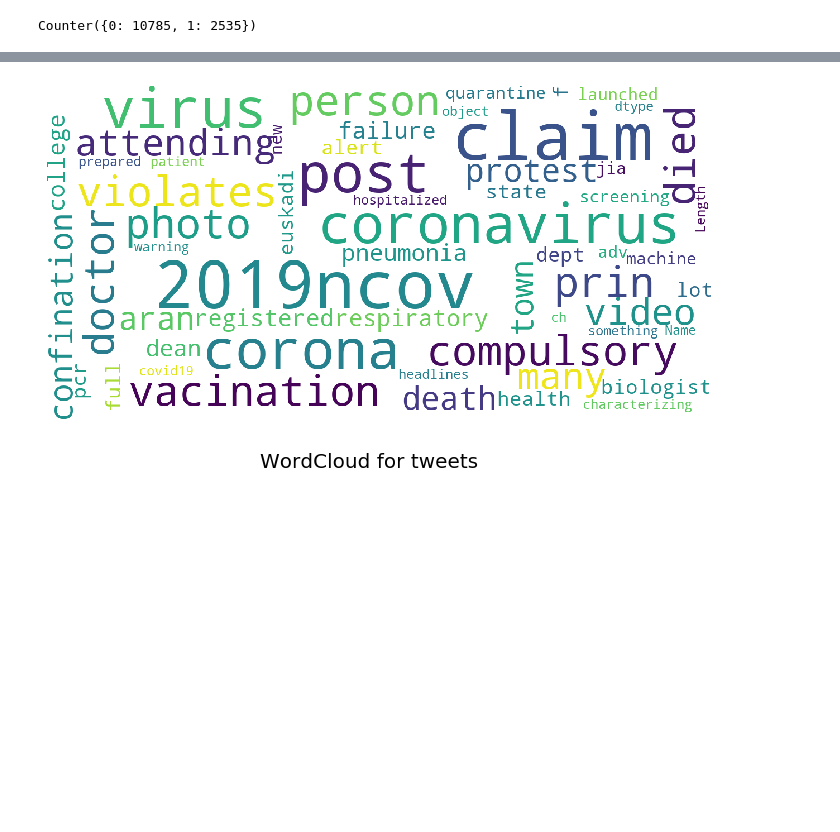
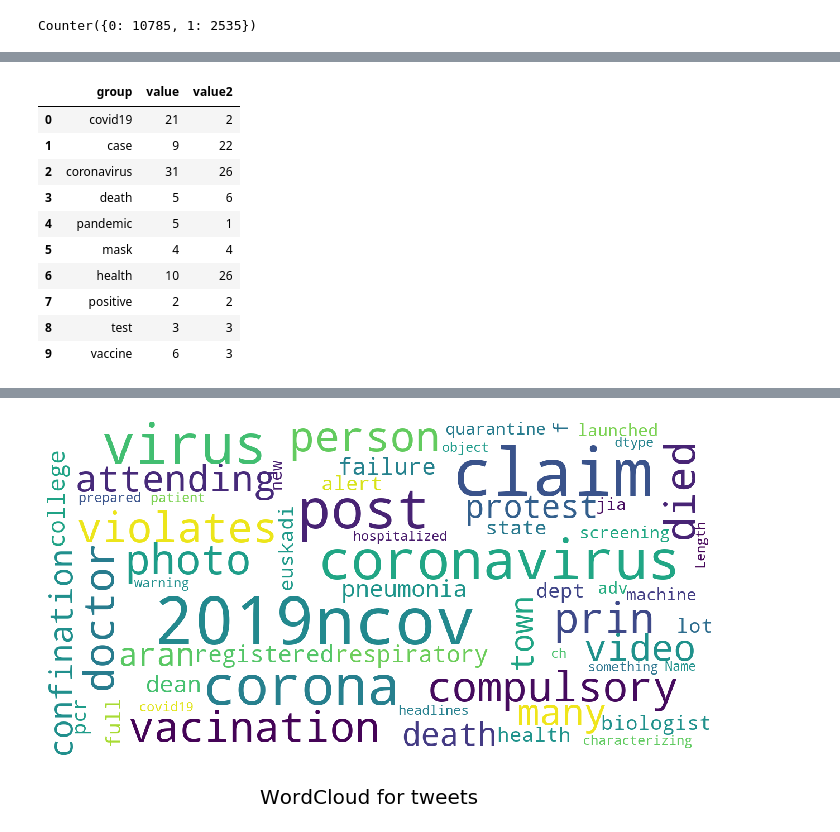
Before and after one commit to com-480-data-visualization/data-visualization-project-2021-poso, a Jupyter notebook: Exploratory_Data_Analysis.ipynb, the cells around one changed output, grey strips where cells are left out. Drawn from its saved outputs; the diff is of its cells as text; code cells hidden in the pictures; blank space fills up the shorter version.

```diff
--- a/Exploratory_Data_Analysis.ipynb
+++ b/Exploratory_Data_Analysis.ipynb
@@ -242,0 +269,8 @@ Counter({0: 10785, 1: 2535})
+# %%
+reg_words = ['covid19', 'case', 'coronavirus', 'death', 'pandemic', 'mask', 'health', 'positive', 'test', 'vaccine']
+real_reg_dict = dict(zip(reg_words, list(range(10))))
+for text in real["headlines"].values:
+    for word in text.split():
+        if word in reg_words:
+            real_reg_dict[word] += 1
+real_reg_dict
@@ -242,0 +288,8 @@ Counter({0: 10785, 1: 2535})
+# %%
+reg_words = ['covid19', 'case', 'coronavirus', 'death', 'pandemic', 'mask', 'health', 'positive', 'test', 'vaccine']
+fake_reg_dict = dict(zip(reg_words, list(range(10))))
+for text in fake["headlines"].values:
+    for word in text.split():
+        if word in reg_words:
+            fake_reg_dict[word] += 1
+fake_reg_dict
@@ -242,0 +307,27 @@ Counter({0: 10785, 1: 2535})
+# %%
+import numpy as np
+real_data = np.array(list(real_reg_dict.values()))
+sum_real = real_data.sum() * 0.01
+real_data = np.array(real_data//sum_real, dtype=int)
+fake_data = np.array(list(fake_reg_dict.values()))
+sum_fake = fake_data.sum() * 0.01
+fake_data = np.array(fake_data//sum_fake, dtype=int)
+
+df_reg = pd.DataFrame(list(zip(reg_words, real_data, fake_data)),
+                  columns=['group', 'value', 'value2'])
+
+df_reg.to_csv('reg_data.csv', index=False)
+# %%
+df_reg
+# %% [output]
+|  | group | value | value2 |
+| 0 | covid19 | 21 | 2 |
+| 1 | case | 9 | 22 |
+| 2 | coronavirus | 31 | 26 |
+| 3 | death | 5 | 6 |
+| 4 | pandemic | 5 | 1 |
+| 5 | mask | 4 | 4 |
+| 6 | health | 10 | 26 |
+| 7 | positive | 2 | 2 |
+| 8 | test | 3 | 3 |
+| 9 | vaccine | 6 | 3 |
```
Also changed, not shown: parts of 18 cells of this notebook, 4 other files.
